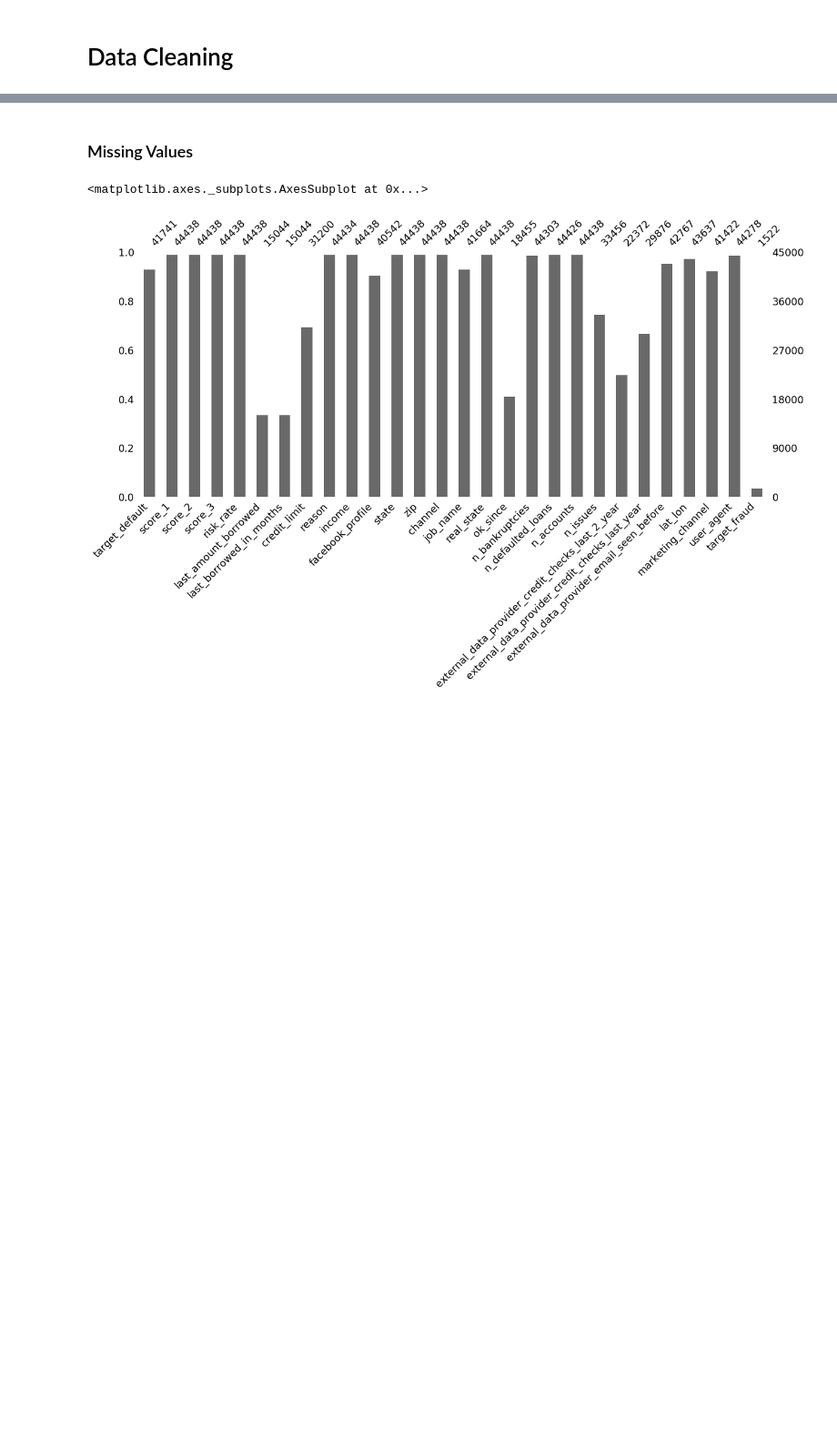
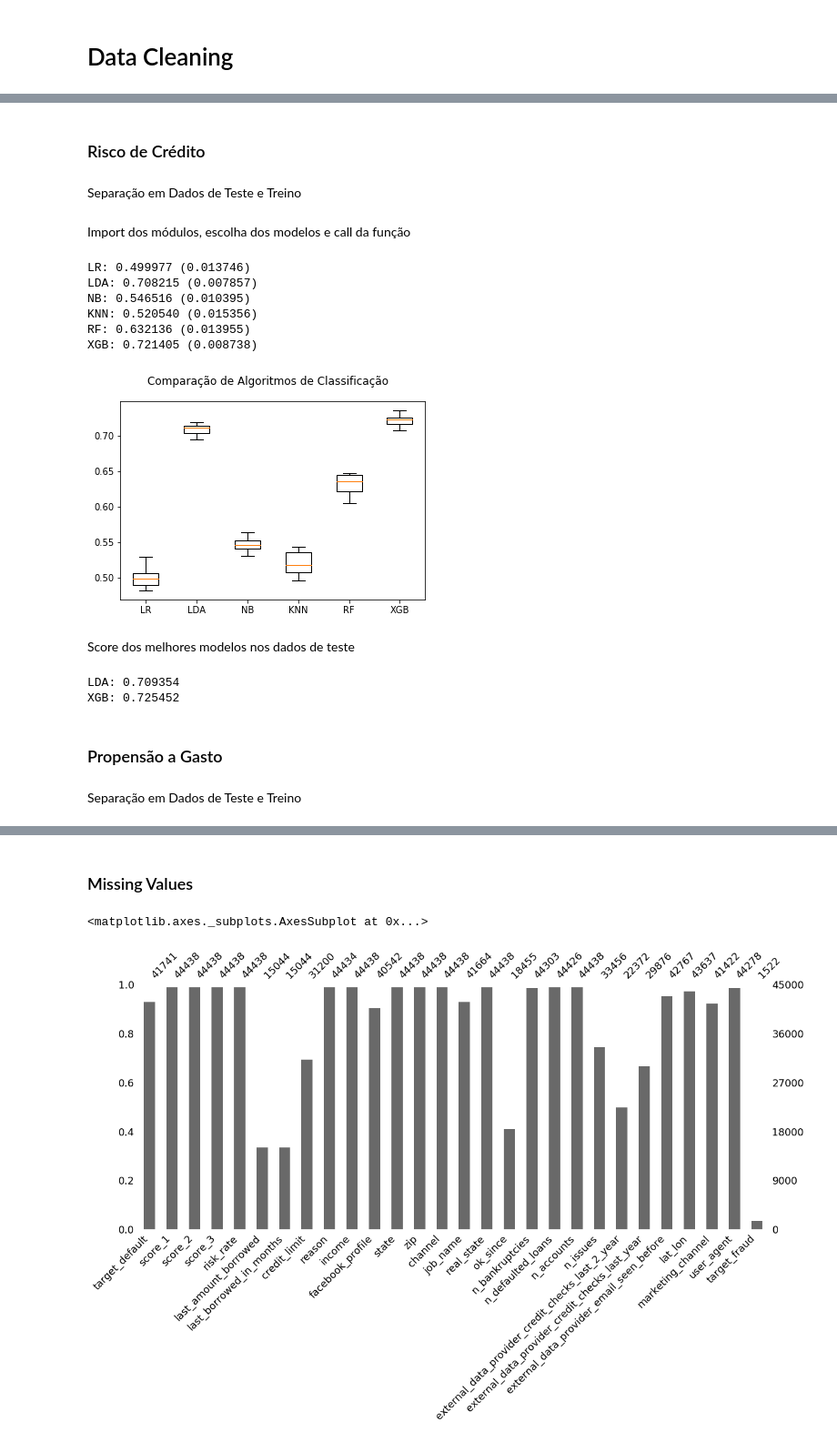
Before and after one commit to bicudorafa/-Development-Udacity_DataChallenge_Nubank, a Jupyter notebook: Case_Nubank.ipynb, the cells around one changed output, grey strips where cells are left out. Shown at 91% size. Cells and saved outputs as stored; diff of their text form; code cells hidden in the pictures; blank space fills up the shorter version.

```diff
--- a/Case_Nubank.ipynb
+++ b/Case_Nubank.ipynb
@@ -177,0 +337,40 @@ Text(0.5,1,'pv_3m')
+# %%
+## Classificação
+
+# Import dos módulos
+from sklearn.linear_model import LogisticRegression
+from sklearn.ensemble import RandomForestClassifier
+from sklearn.neighbors import KNeighborsClassifier
+from sklearn.discriminant_analysis import LinearDiscriminantAnalysis
+from sklearn.naive_bayes import GaussianNB
+#from sklearn.svm import SVC # só usarei quando houver menos dimensões, senão demora demais para treinar
+from xgboost import XGBClassifier
+
+# Preparando os modelo
+modelos_cla = []
+modelos_cla.append(('LR', LogisticRegression()))
+modelos_cla.append(('LDA', LinearDiscriminantAnalysis()))
+modelos_cla.append(('NB', GaussianNB()))
+modelos_cla.append(('KNN', KNeighborsClassifier()))
+modelos_cla.append(('RF', RandomForestClassifier()))
+#modelos.append(('SVM', SVC()))
+modelos_cla.append(('XGB', XGBClassifier()))
+
+## Regressão
+# Import dos módulos
+from sklearn.linear_model import LinearRegression
+from sklearn.ensemble import RandomForestRegressor
+from sklearn.neighbors import KNeighborsRegressor
+from sklearn.linear_model import ElasticNet
+from sklearn.naive_bayes import GaussianNB
+#from sklearn.svm import SVC
+from xgboost import XGBRegressor
+
+# Preparando os modelo
+modelos_reg = []
+modelos_reg.append(('LR', LinearRegression()))
+modelos_reg.append(('EN', ElasticNet()))
+modelos_reg.append(('KNN', KNeighborsRegressor()))
+modelos_reg.append(('RF', RandomForestRegressor()))
+#modelos_reg.append(('SVM', SVC()))
+modelos_reg.append(('XGB', XGBRegressor()))
@@ -177,0 +382,4 @@ Text(0.5,1,'pv_3m')
+# %% [markdown]
+### Risco de Crédito
+# %% [markdown]
+Separação em Dados de Teste e Treino
@@ -177,0 +395,25 @@ Text(0.5,1,'pv_3m')
+# %% [markdown]
+Import dos módulos, escolha dos modelos e call da função
+# %%
+# Function call
+compara_cv_modelos (X_treino, y_treino, modelos_cla, Stratified = True)
+# %% [output]
+LR: 0.499977 (0.013746)
+LDA: 0.708215 (0.007857)
+NB: 0.546516 (0.010395)
+KNN: 0.520540 (0.015356)
+RF: 0.632136 (0.013955)
+XGB: 0.721405 (0.008738)
+[figure, added]
+# %% [markdown]
+Score dos melhores modelos nos dados de teste
+# %%
+# func call
+eval_model_c(X_treino, X_teste, y_treino, y_teste, [modelos_cla[1], modelos_cla[5]])
+# %% [output]
+LDA: 0.709354
+XGB: 0.725452
+# %% [markdown]
+### Propensão a Gasto
+# %% [markdown]
+Separação em Dados de Teste e Treino
```
Also changed, not shown: parts of 68 cells of this notebook.
